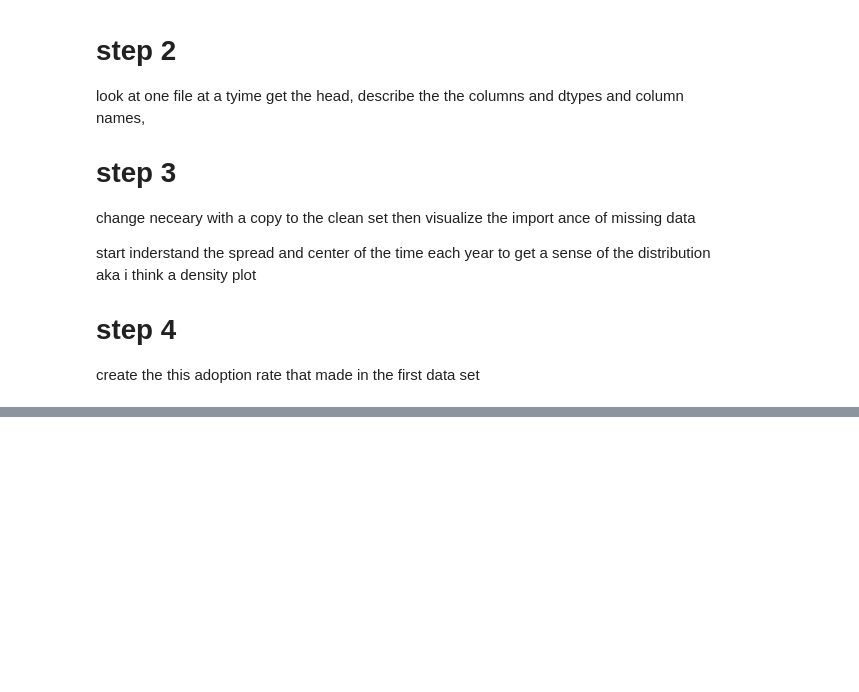
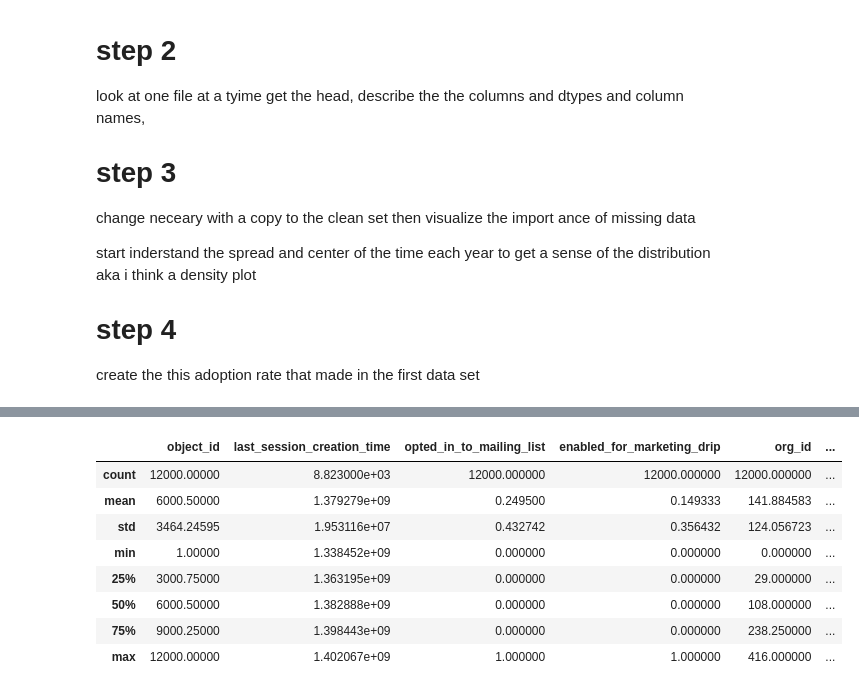
Before and after one commit to nizanhuw/Adoption_rate_project, a Jupyter notebook: relax_1/takehomefile.ipynb, the cells around one changed output, grey strips where cells are left out. Cells and saved outputs as stored; diff of their text form; code cells hidden in the pictures; blank space fills up the shorter version.

```diff
--- a/relax_1/takehomefile.ipynb
+++ b/relax_1/takehomefile.ipynb
@@ -102,3 +116,6 @@ start inderstand the spread and center of the time each year to get a sense of t
 
 # step 4
 create the this adoption rate that made in the first data set
+# %%
+users = pd.read_csv('takehome_users.csv', encoding = 'latin_1')
+users.tail()
@@ -104,0 +144,12 @@ create the this adoption rate that made in the first data set
+# %%
+users.describe()
+# %% [output]
+|  | object_id | last_session_creation_time | opted_in_to_mailing_list | enabled_for_marketing_drip | org_id | ... |
+| count | 12000.00000 | 8.823000e+03 | 12000.000000 | 12000.000000 | 12000.000000 | ... |
+| mean | 6000.50000 | 1.379279e+09 | 0.249500 | 0.149333 | 141.884583 | ... |
+| std | 3464.24595 | 1.953116e+07 | 0.432742 | 0.356432 | 124.056723 | ... |
+| min | 1.00000 | 1.338452e+09 | 0.000000 | 0.000000 | 0.000000 | ... |
+| 25% | 3000.75000 | 1.363195e+09 | 0.000000 | 0.000000 | 29.000000 | ... |
+| 50% | 6000.50000 | 1.382888e+09 | 0.000000 | 0.000000 | 108.000000 | ... |
+| 75% | 9000.25000 | 1.398443e+09 | 0.000000 | 0.000000 | 238.250000 | ... |
+| max | 12000.00000 | 1.402067e+09 | 1.000000 | 1.000000 | 416.000000 | ... |
```
Also changed, not shown: parts of 9 cells of this notebook.
